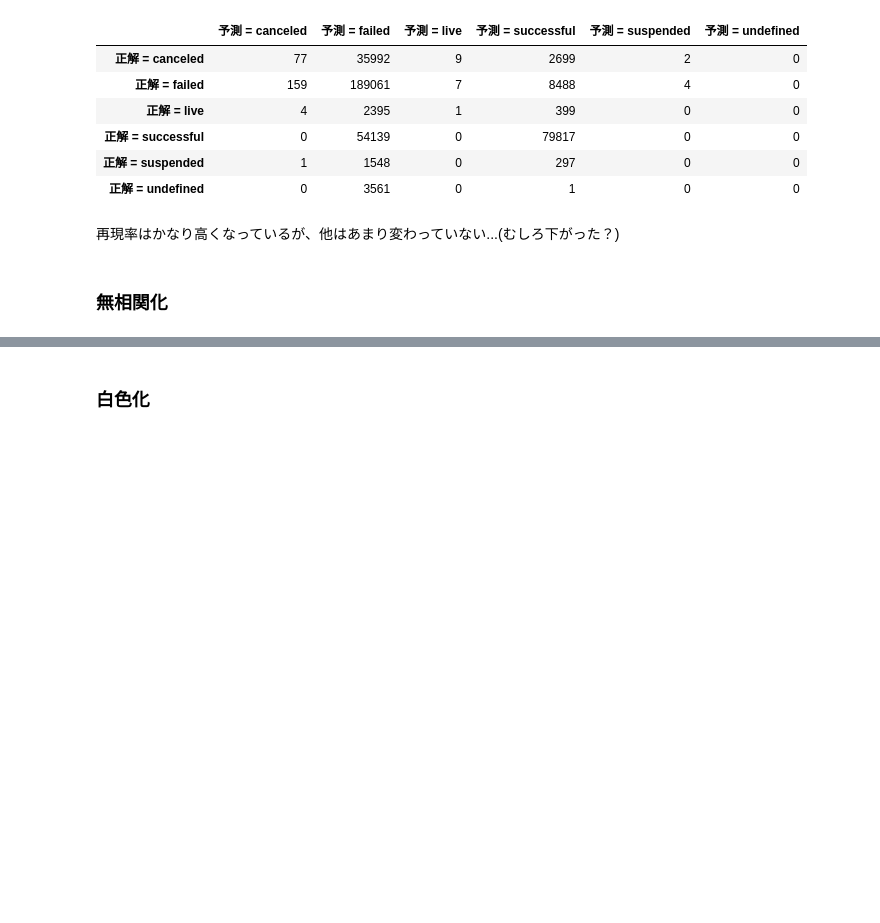
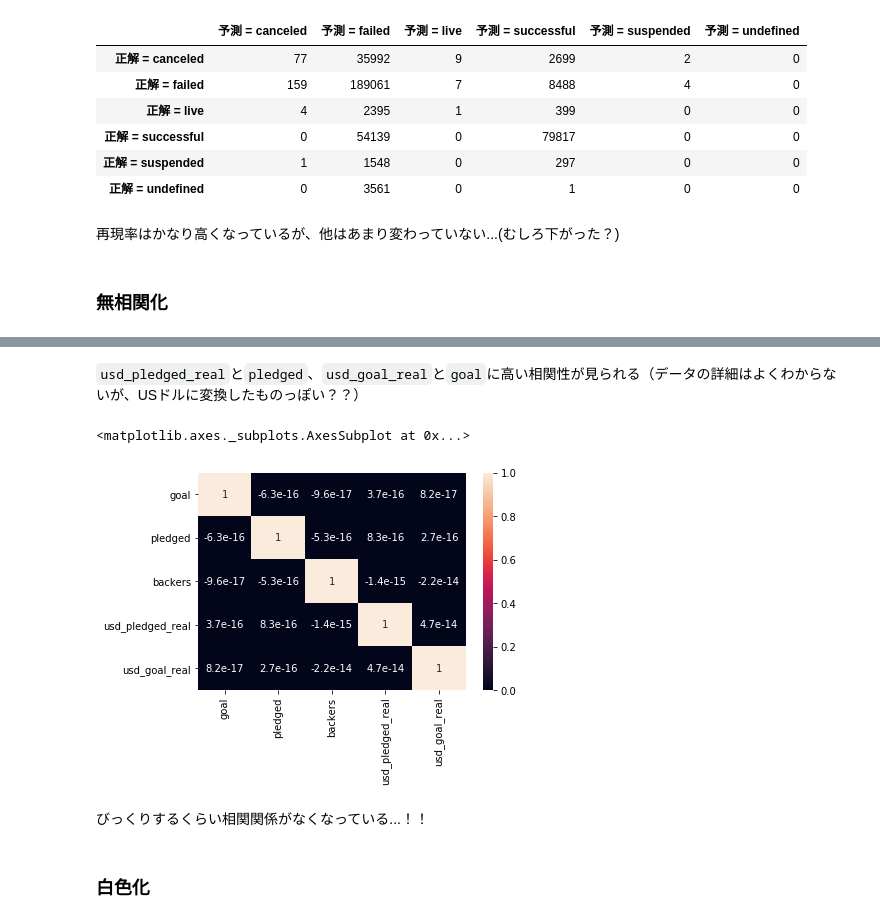
Before and after one commit to jo-315/SUAI_publish, a Jupyter notebook: SUAI_Classification/main.ipynb, the cells around one changed output, grey strips where cells are left out. Cells and saved outputs as stored; diff of their text form; code cells hidden in the pictures; blank space fills up the shorter version.

```diff
--- a/SUAI_Classification/main.ipynb
+++ b/SUAI_Classification/main.ipynb
@@ -577,2 +619,19 @@ F1値（F1-score） = 78.057%
+# %% [markdown]
+`usd_pledged_real`と`pledged`、`usd_goal_real`と`goal`に高い相関性が見られる（データの詳細はよくわからないが、USドルに変換したものっぽい？？）
+# %%
+cov = np.cov(X_01, rowvar=0) # 分散・共分散を求める
+_, S = np.linalg.eig(cov)           # 分散共分散行列の固有ベクトルを用いて
+X01_decorr = np.dot(S.T, X_01.T).T #データを無相関化
+
+X01_decorr_df = pd.DataFrame(X01_decorr, columns=["goal", "pledged", "backers", "usd_pledged_real", "usd_goal_real"])
+
+corr = X01_decorr_df.corr()
+
+sns.heatmap(corr, annot=True)
+# %% [output]
+<matplotlib.axes._subplots.AxesSubplot at 0x...>
+[figure, added]
+# %% [markdown]
+びっくりするくらい相関関係がなくなっている...！！
 # %% [markdown]
 ### 白色化
```
Also changed, not shown: parts of 24 cells of this notebook.
